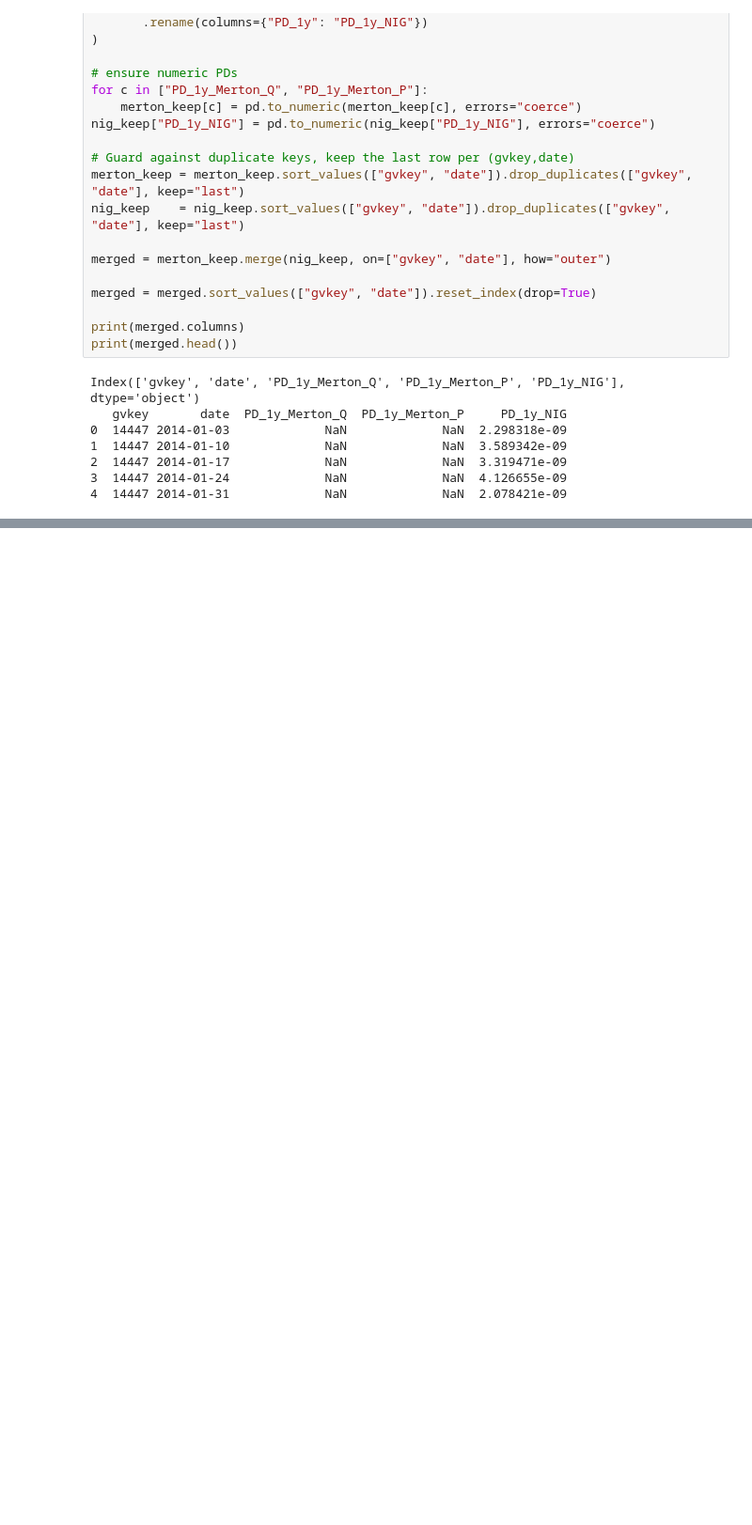
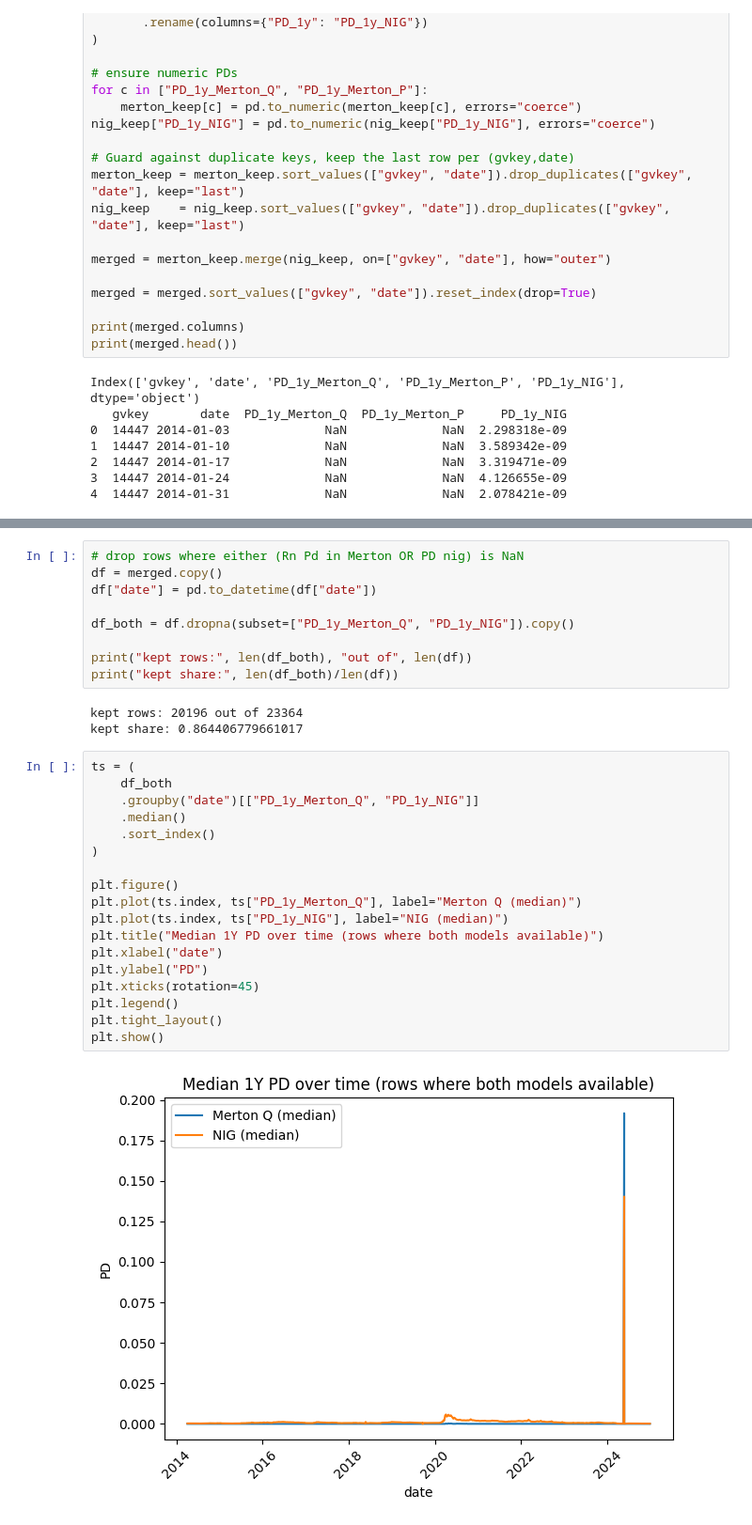
Before and after one commit to keenanveronica/Merton_NIGbayesian, a Jupyter notebook: Evaluation/eval_attempt.ipynb, the cells around one changed output, grey strips where cells are left out. Shown at 94% size. Saved outputs shown, nothing was run; the diff lists cells and outputs as text; blank space fills up the shorter version.

```diff
--- a/Evaluation/eval_attempt.ipynb
+++ b/Evaluation/eval_attempt.ipynb
@@ -182,0 +73,32 @@ ONLY Merton summary: {'min': Timestamp('2014-03-31 00:00:00'), 'max': Timestamp(
+# %%
+# drop rows where either (Rn Pd in Merton OR PD nig) is NaN
+df = merged.copy()
+df["date"] = pd.to_datetime(df["date"])
+
+df_both = df.dropna(subset=["PD_1y_Merton_Q", "PD_1y_NIG"]).copy()
+
+print("kept rows:", len(df_both), "out of", len(df))
+print("kept share:", len(df_both)/len(df))
+# %% [output]
+kept rows: 20196 out of 23364
+kept share: 0.864406779661017
+# %%
+ts = (
+    df_both
+    .groupby("date")[["PD_1y_Merton_Q", "PD_1y_NIG"]]
+    .median()
+    .sort_index()
+)
+
+plt.figure()
+plt.plot(ts.index, ts["PD_1y_Merton_Q"], label="Merton Q (median)")
+plt.plot(ts.index, ts["PD_1y_NIG"], label="NIG (median)")
+plt.title("Median 1Y PD over time (rows where both models available)")
+plt.xlabel("date")
+plt.ylabel("PD")
+plt.xticks(rotation=45)
+plt.legend()
+plt.tight_layout()
+plt.show()
+# %% [output]
+[figure, added]
```
Also changed, not shown: parts of 7 cells of this notebook, 5 other files.
